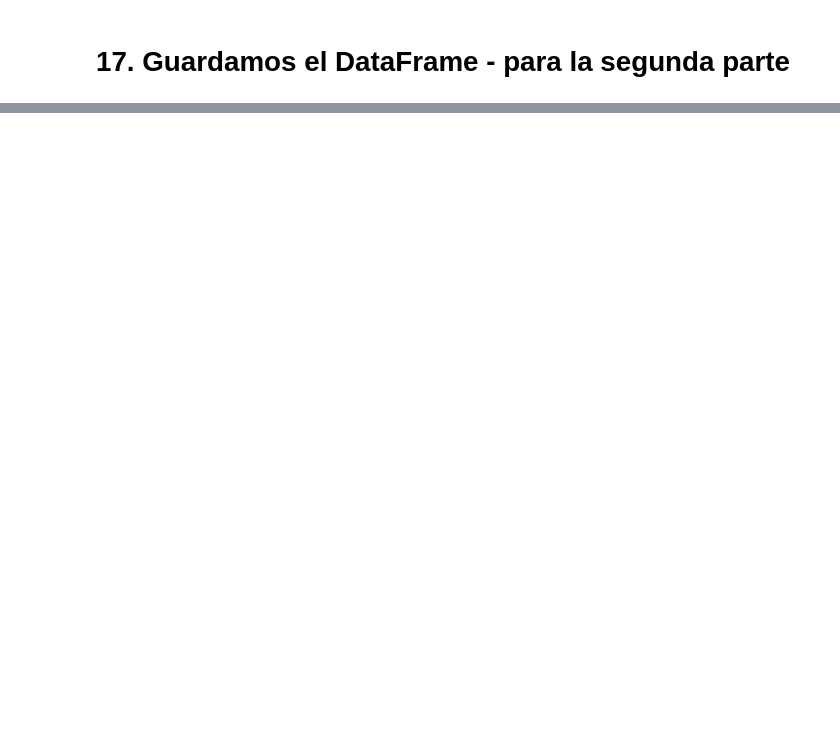
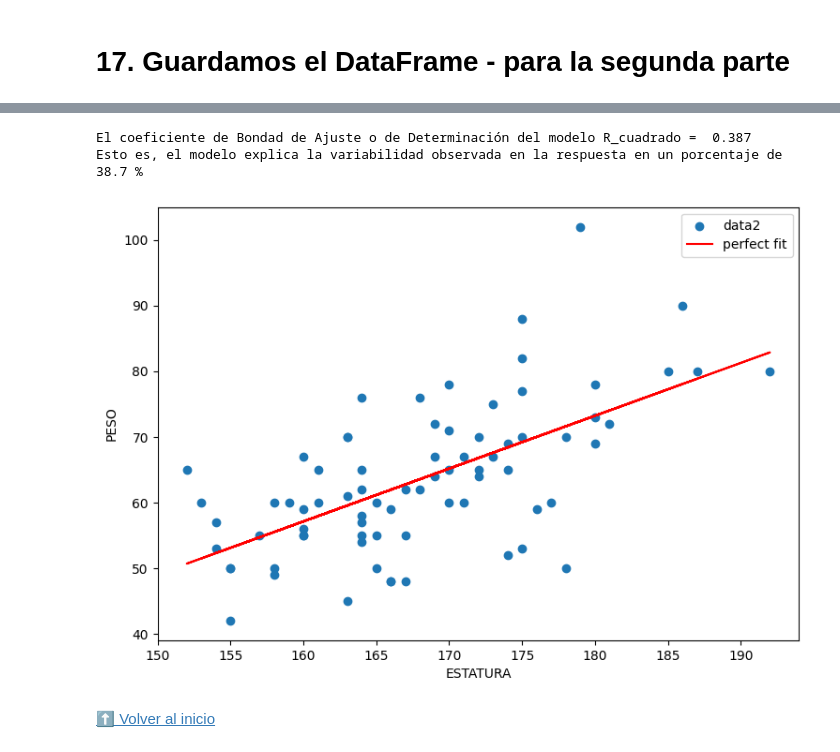
Before and after one commit to GledisUA/CLASE-3-DE-ESTAD-STICA, a Jupyter notebook: Semana2_Estadistica_Computarizada.ipynb, the cells around one changed output, grey strips where cells are left out. Drawn from its saved outputs; the diff is of its cells as text; code cells hidden in the pictures; blank space fills up the shorter version.

```diff
--- a/Semana2_Estadistica_Computarizada.ipynb
+++ b/Semana2_Estadistica_Computarizada.ipynb
@@ -1313,0 +1217,5 @@ df2.to_csv("df2_Nuevo.csv", index=False)
+# %%
+# @title **Paso 4.  Elmina las filas NAN**
+
+datos = datos.dropna()
+datos
@@ -1313,0 +1236,5 @@ df2.to_csv("df2_Nuevo.csv", index=False)
+# %%
+# @title **Paso 5.  Vamos hallar la Matriz de Correlaciones de nuestra data**
+# Seleccionar solo las columnas numéricas para calcular la correlación
+datos2 = datos.select_dtypes(include=np.number)
+datos
@@ -1313,0 +1329,22 @@ df2.to_csv("df2_Nuevo.csv", index=False)
+# %%
+# @title **Paso 9. Empecemos la Regresión Lineal - `optimize.curve_fit`**
+datax = datos2['ESTATURA']
+datay = datos2['PESO']
+
+def f( x, p0, p1):
+    return p0 + p1*x
+
+def ff(x, p):
+    return f(x, *p)
+
+# Estos son los verdaderos parámetros
+p0 = 1.0
+p1 = 1.0
+
+
+# Estas son conjeturas iniciales para ajustes:
+pstart = [
+    p0 + random.random(),
+    p1 + random.random(),
+
+]
@@ -1313,0 +1393,24 @@ df2.to_csv("df2_Nuevo.csv", index=False)
+# %%
+# @title **Paso 11.  Bondad de Ajuste $R^2$ para el método de regresión `curve.fit`**
+from sklearn.metrics import r2_score
+r2 = r2_score(datay, f( datax, *pfit3))
+print('El coeficiente de Bondad de Ajuste o de Determinación del modelo R_cuadrado = ', round(r2,3))
+print('Esto es, el modelo explica la variabilidad observada en la respuesta en un porcentaje de ', round(r2*100,1), '%')
+# %% [output]
+El coeficiente de Bondad de Ajuste o de Determinación del modelo R_cuadrado =  0.387
+Esto es, el modelo explica la variabilidad observada en la respuesta en un porcentaje de  38.7 %
+# %%
+# @title **Paso 12.  Diagrama de Dispersión y curva `perfect fit`**
+plt.figure(figsize=(30,6))
+plt.subplot(131)
+plt.scatter(datax,datay,label="data2")
+x0=datax #np.linspace(data["G3"].min(),data["G3"].max(),7)
+plt.plot(x0,f(x0,*pfit3),color="r",label="perfect fit")
+plt.xlabel("ESTATURA")
+plt.ylabel("PESO")
+plt.legend()
+plt.show()
+# %% [output]
+[figure, added]
+# %% [markdown]
+[⬆️ Volver al inicio](#inicio1)
```
Also changed, not shown: parts of 45 cells of this notebook.
